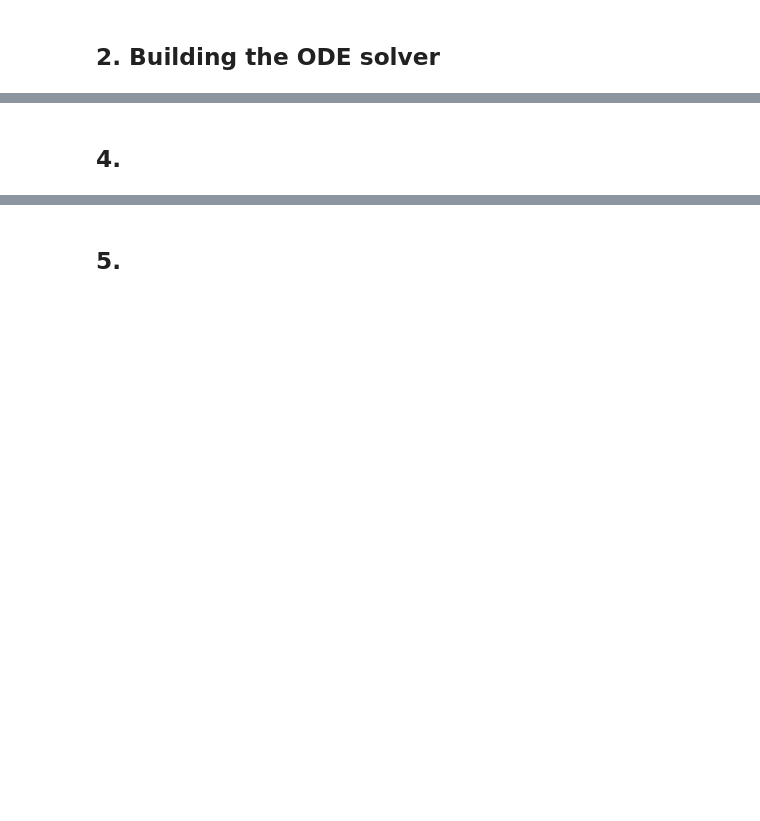
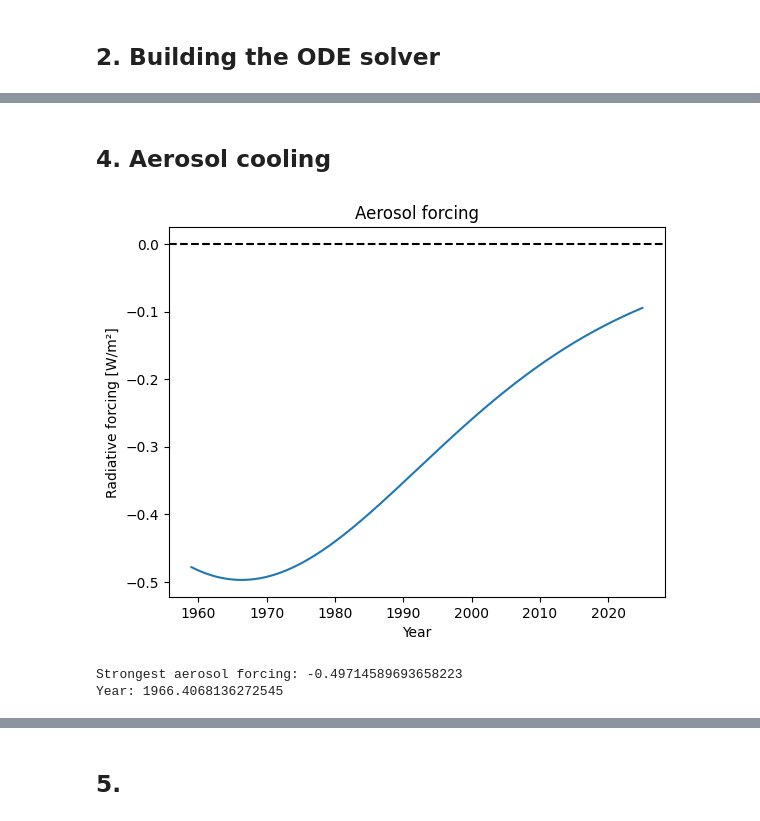
Before and after one commit to JoneVB/MOD300_Prosjekt1, a Jupyter notebook: project-2/project2.ipynb, the cells around one changed output, grey strips where cells are left out. Saved outputs shown, nothing was run; the diff lists cells and outputs as text; code cells hidden in the pictures; blank space fills up the shorter version.

```diff
--- a/project-2/project2.ipynb
+++ b/project-2/project2.ipynb
@@ -38,2 +377,32 @@ intro to exercise. what will we explore and why?
 # %% [markdown]
-## 4.
+## 4. Aerosol cooling
+# %%
+def aerosol_forcing(t, B):
+    rise = 1 / (1 + np.exp(-(t - 1950) / 15))
+    fall = 1 / (1 + np.exp((t - 1980) / 20))
+
+    return -B * rise * fall
+
+B = 1
+
+t = np.linspace(1959, 2025, 500)
+
+F_aerosol = aerosol_forcing(t, B)
+
+plt.plot(t, F_aerosol)
+plt.axhline(0, color="black", linestyle="--")
+
+plt.xlabel("Year")
+plt.ylabel("Radiative forcing [W/m²]")
+plt.title("Aerosol forcing")
+
+plt.show()
+
+index = np.argmin(F_aerosol)
+
+print("Strongest aerosol forcing:", F_aerosol[index])
+print("Year:", t[index])
+# %% [output]
+[figure, added]
+Strongest aerosol forcing: -0.49714589693658223
+Year: 1966.4068136272545
```
Also changed, not shown: parts of 34 cells of this notebook, 2 other files.
